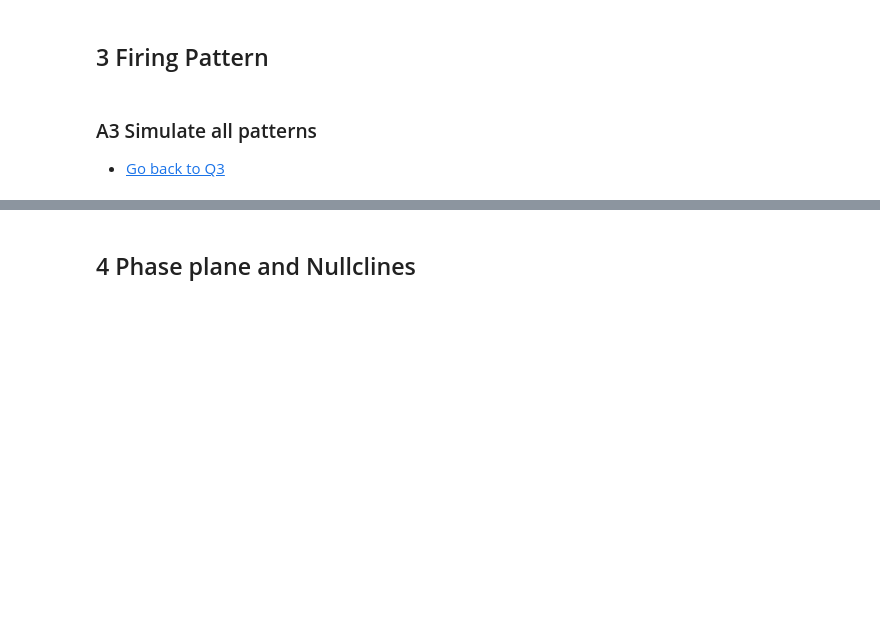
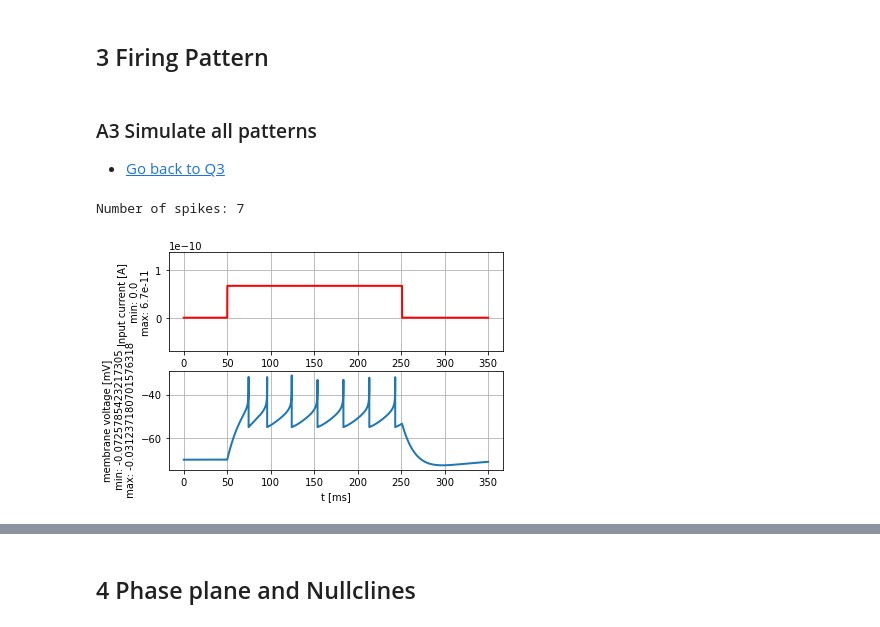
Before and after one commit to cesarz10/Computational-Neurophysiology-Lab, a Jupyter notebook: Lab_2/Module1_Ex2_XX.ipynb, the cells around one changed output, grey strips where cells are left out. Cells and saved outputs as stored; diff of their text form; code cells hidden in the pictures; blank space fills up the shorter version.

```diff
--- a/Lab_2/Module1_Ex2_XX.ipynb
+++ b/Lab_2/Module1_Ex2_XX.ipynb
@@ -293,0 +294,17 @@ Your answer here
+# %%
+# Enter your code below
+
+####################
+##   Q3 solution  ##
+####################
+
+#Tonic
+
+I_AdEx_Tonic = input_factory.get_step_current(t_start=50, t_end=250, unit_time=b2.ms, amplitude=67 * b2.pamp)
+state_monitor, spike_monitor = AdEx.simulate_AdEx_neuron(I_stim=I_AdEx_Tonic, simulation_time=350 * b2.ms, a =0. * b2.nS, b=20 * b2.pamp, tau_m=20 * b2.ms, tau_w=30 * b2.ms, v_reset=-55 * b2.mV)
+
+plot_tools.plot_voltage_and_current_traces(state_monitor, I_AdEx_Tonic)
+print(f"Number of spikes: {spike_monitor.count[0]}")
+# %% [output]
+Number of spikes: 7
+[figure, added]
```
Also changed, not shown: parts of 17 cells of this notebook.
